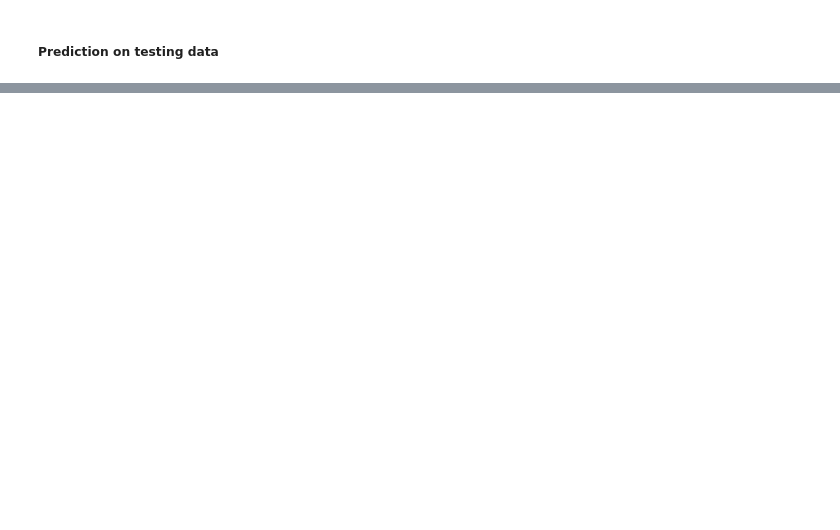
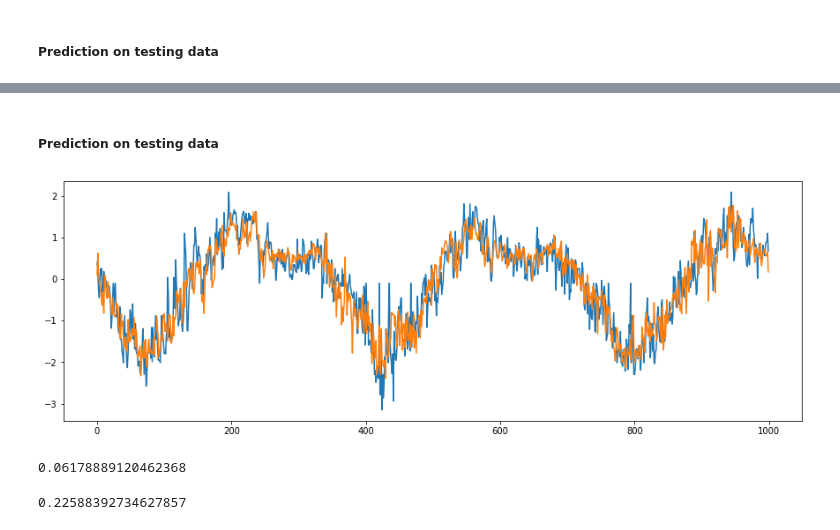
Before and after one commit to vishal-pandey/delhi-weather-prediction, a Jupyter notebook: deep_learning_models.ipynb, the cells around one changed output, grey strips where cells are left out. Saved outputs shown, nothing was run; the diff lists cells and outputs as text; code cells hidden in the pictures; blank space fills up the shorter version.

```diff
--- a/deep_learning_models.ipynb
+++ b/deep_learning_models.ipynb
@@ -422,0 +463,19 @@ mean_squared_error(y_test ,y_hat_test)
+# %% [markdown]
+##### Prediction on testing data
+# %%
+plt.figure(figsize=(15, 5))
+plt.plot(y_test[:1000, 0])
+plt.plot(y_hat_test[:1000, 0])
+plt.show()
+# %% [output]
+[figure, added]
+# %%
+# Training MSE score
+mean_squared_error(y_train ,y_hat_train)
+# %% [output]
+0.06178889120462368
+# %%
+# Testing MSE Score
+mean_squared_error(y_test ,y_hat_test)
+# %% [output]
+0.22588392734627857
```
Also changed, not shown: parts of 41 cells of this notebook, 6 other files.
